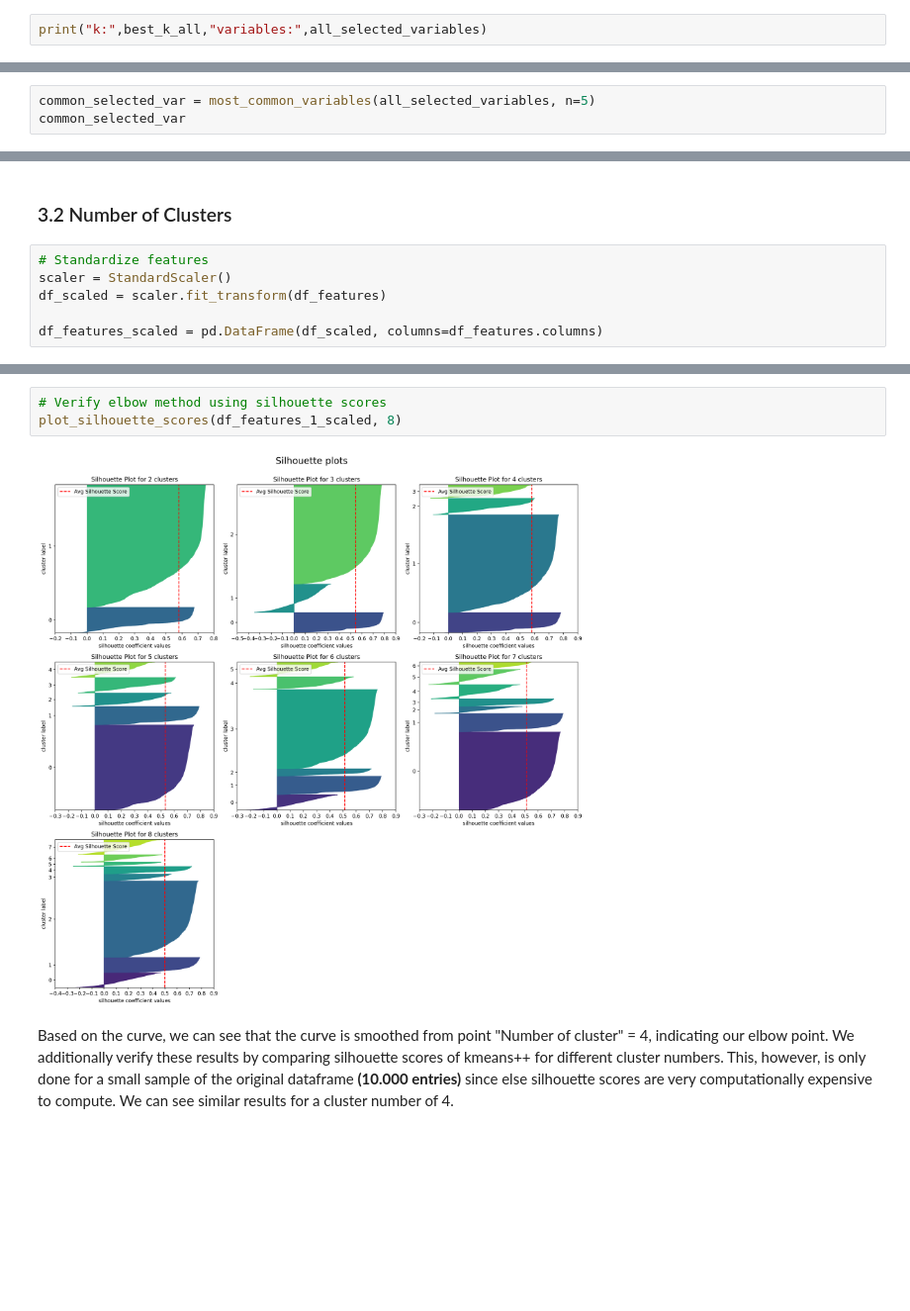
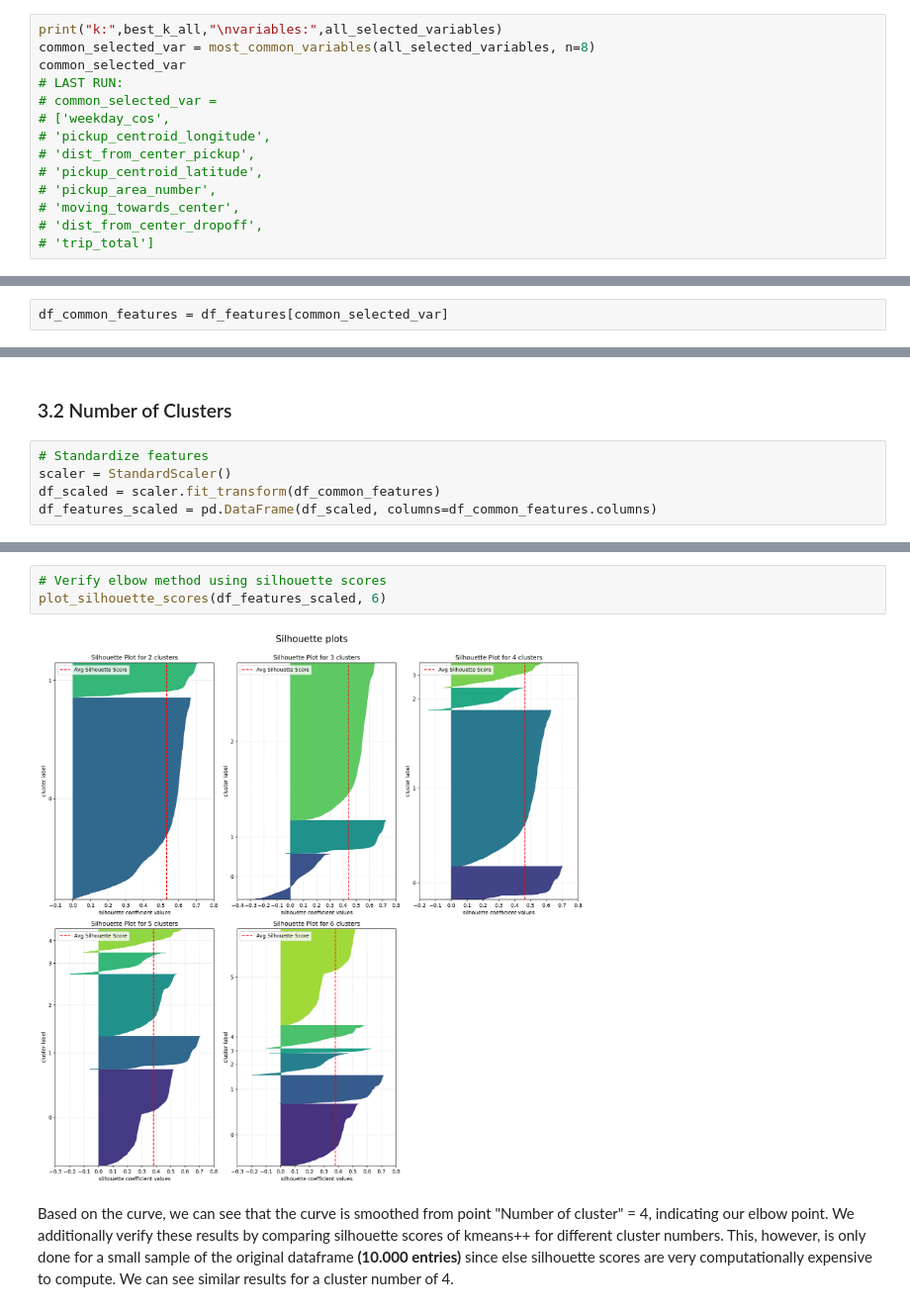
Before and after one commit to madxox/AAA_Teamassignment, a Jupyter notebook: 03_cluster_analysis.ipynb, the cells around one changed output, grey strips where cells are left out. Shown at 99% size. Drawn from its saved outputs; the diff is of its cells as text; blank space fills up the shorter version.

```diff
--- a/03_cluster_analysis.ipynb
+++ b/03_cluster_analysis.ipynb
@@ -539,5 +548,17 @@ for i in tqdm(range(0, 5), desc="Sampling"):
     best_k_all.append(best_k)
     all_selected_variables.append(selected_variables)
 # %%
-print("k:",best_k_all,"variables:",all_selected_variables)
+print("k:",best_k_all,"\nvariables:",all_selected_variables)
+common_selected_var = most_common_variables(all_selected_variables, n=8)
+common_selected_var
+# LAST RUN:
+# common_selected_var =
+# ['weekday_cos',
+# 'pickup_centroid_longitude',
+# 'dist_from_center_pickup',
+# 'pickup_centroid_latitude',
+# 'pickup_area_number',
+# 'moving_towards_center',
+# 'dist_from_center_dropoff',
+# 'trip_total']
 # %% [output]
@@ -545,3 +574,0 @@ k: [2, 2, 2, 2, 2] variables: [['dist_from_center_pickup', 'moving_towards_cente
-# %%
-common_selected_var = most_common_variables(all_selected_variables, n=5)
-common_selected_var
@@ -553,0 +575,2 @@ common_selected_var
+# %%
+df_common_features = df_features[common_selected_var]
@@ -556,6 +582,5 @@ common_selected_var
 # %%
 # Standardize features
 scaler = StandardScaler()
-df_scaled = scaler.fit_transform(df_features)
-
-df_features_scaled = pd.DataFrame(df_scaled, columns=df_features.columns)
+df_scaled = scaler.fit_transform(df_common_features)
+df_features_scaled = pd.DataFrame(df_scaled, columns=df_common_features.columns)
@@ -581,8 +592,8 @@ elbow_method(df_features_1_scaled)
 # %%
 # Verify elbow method using silhouette scores
-plot_silhouette_scores(df_features_1_scaled, 8)
+plot_silhouette_scores(df_features_scaled, 6)
 # %% [output]
-[figure, old version]
+[figure, new version]
 # %% [markdown]
 Based on the curve, we can see that the curve is smoothed from point "Number of cluster" = 4, indicating our elbow point. We additionally verify these results by comparing silhouette scores of kmeans++ for different cluster numbers. This, however, is only done for a small sample of the original dataframe **(10.000 entries)** since else silhouette scores are very computationally expensive to compute. We can see similar results for a cluster number of 4.
 # %%
```
Also changed, not shown: parts of 35 cells of this notebook.
